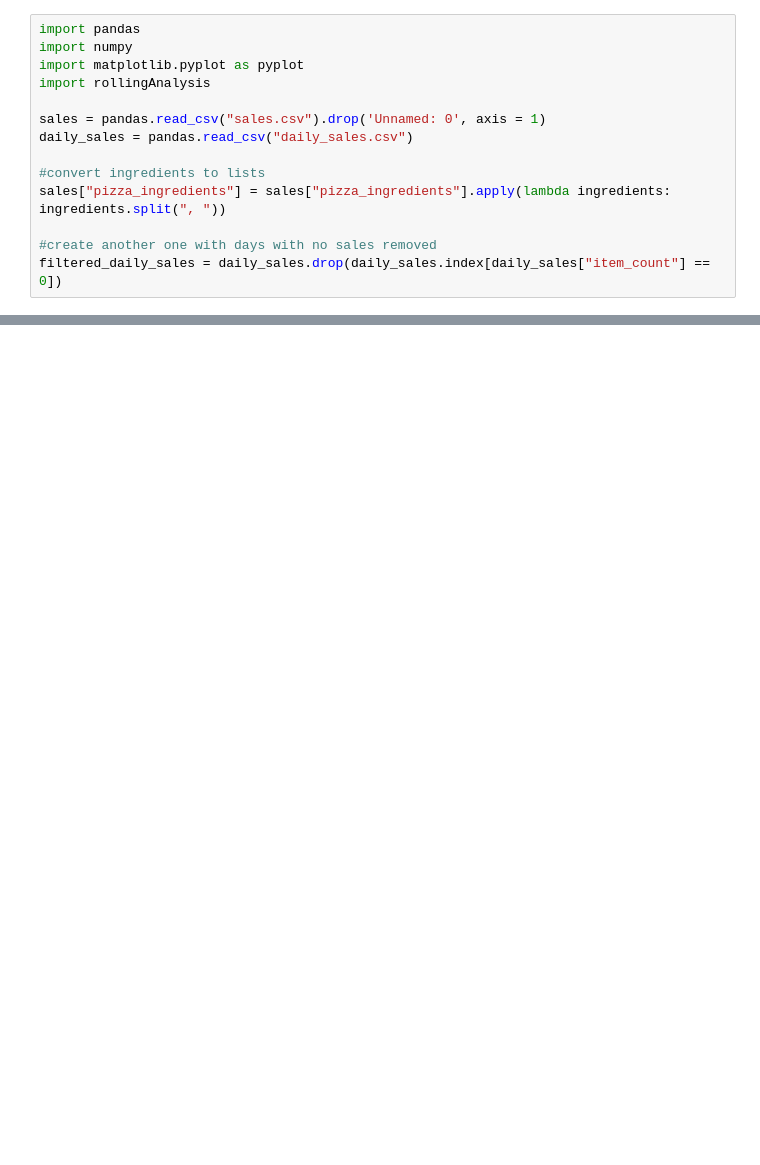
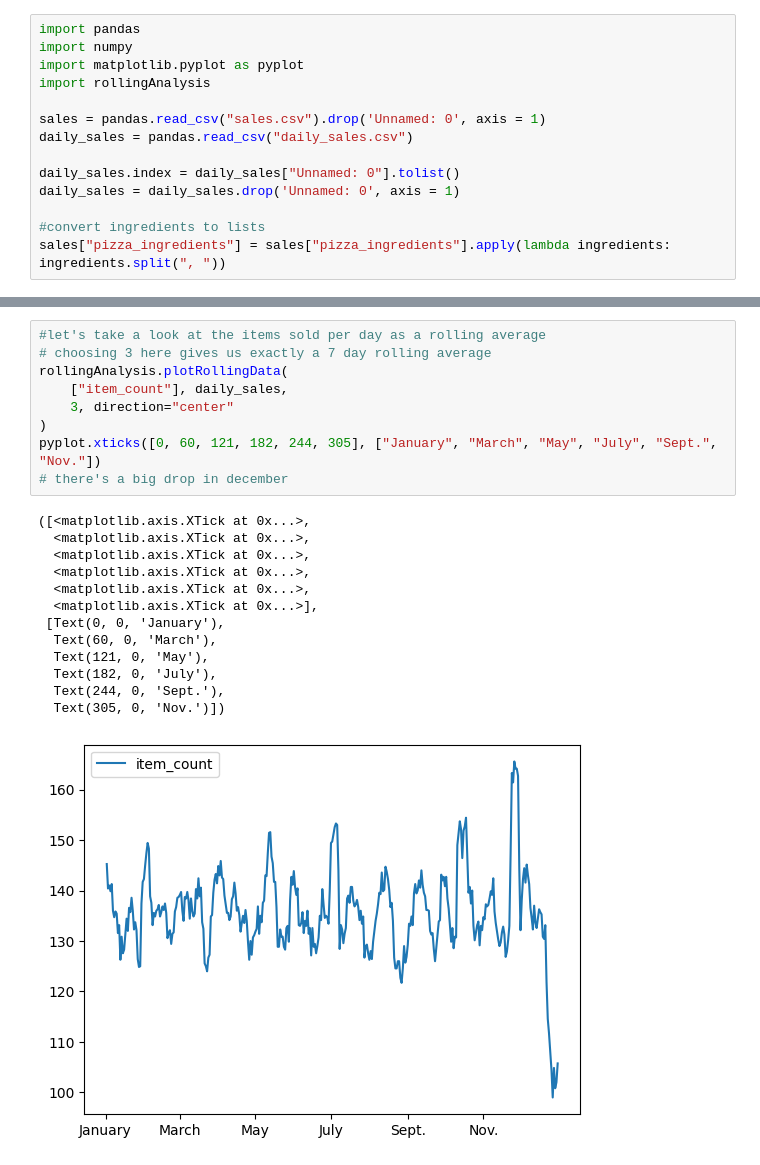
Before and after one commit to spencers145/pizza-study, a Jupyter notebook: study.ipynb, the cells around one changed output, grey strips where cells are left out. Drawn from its saved outputs; the diff is of its cells as text; blank space fills up the shorter version.

Commit message:
Weekdays and Prefiltered Daily Sales

```diff
--- a/study.ipynb
+++ b/study.ipynb
@@ -7,9 +7,9 @@ import rollingAnalysis
 sales = pandas.read_csv("sales.csv").drop('Unnamed: 0', axis = 1)
 daily_sales = pandas.read_csv("daily_sales.csv")
 
+daily_sales.index = daily_sales["Unnamed: 0"].tolist()
+daily_sales = daily_sales.drop('Unnamed: 0', axis = 1)
+
 #convert ingredients to lists
 sales["pizza_ingredients"] = sales["pizza_ingredients"].apply(lambda ingredients: ingredients.split(", "))
-
-#create another one with days with no sales removed
-filtered_daily_sales = daily_sales.drop(daily_sales.index[daily_sales["item_count"] == 0])
 # %%
@@ -24,0 +27,23 @@ rollingAnalysis.plotRollingData(["item_count"], filtered_daily_sales, 3, directi
+# %%
+#let's take a look at the items sold per day as a rolling average
+# choosing 3 here gives us exactly a 7 day rolling average
+rollingAnalysis.plotRollingData(
+    ["item_count"], daily_sales,
+    3, direction="center"
+)
+pyplot.xticks([0, 60, 121, 182, 244, 305], ["January", "March", "May", "July", "Sept.", "Nov."])
+# there's a big drop in december
+# %% [output]
+([<matplotlib.axis.XTick at 0x...>,
+  <matplotlib.axis.XTick at 0x...>,
+  <matplotlib.axis.XTick at 0x...>,
+  <matplotlib.axis.XTick at 0x...>,
+  <matplotlib.axis.XTick at 0x...>,
+  <matplotlib.axis.XTick at 0x...>],
+ [Text(0, 0, 'January'),
+  Text(60, 0, 'March'),
+  Text(121, 0, 'May'),
+  Text(182, 0, 'July'),
+  Text(244, 0, 'Sept.'),
+  Text(305, 0, 'Nov.')])
+[figure, added]
```
Also changed, not shown: parts of 7 cells of this notebook, 2 other files.
